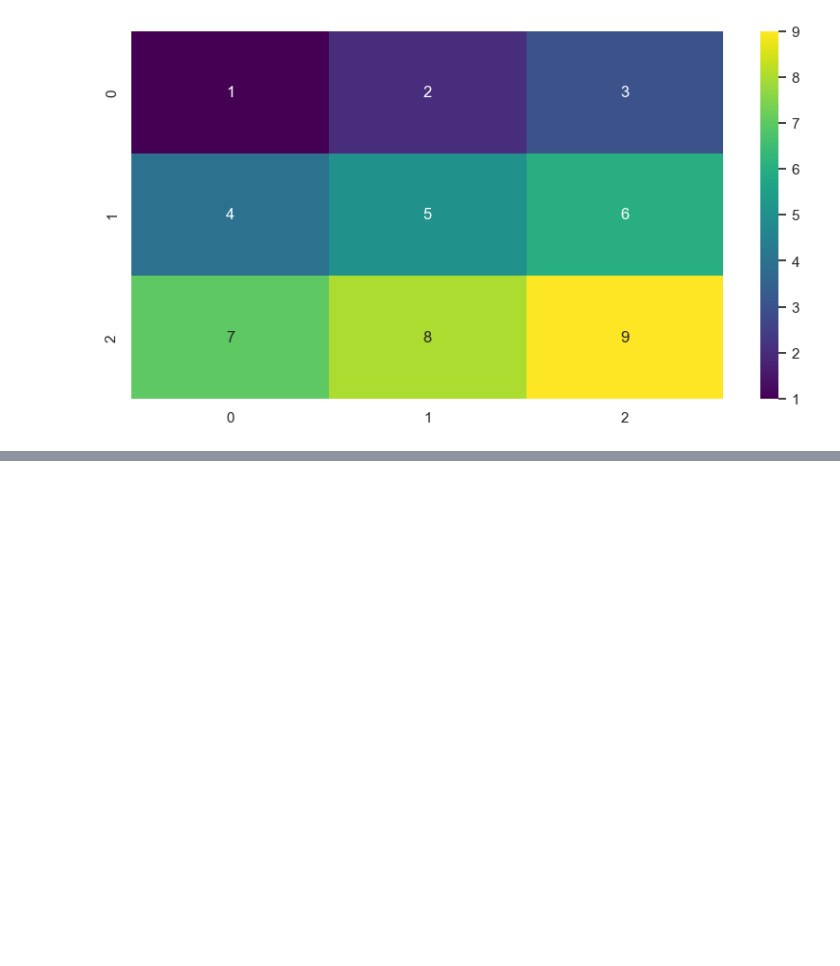
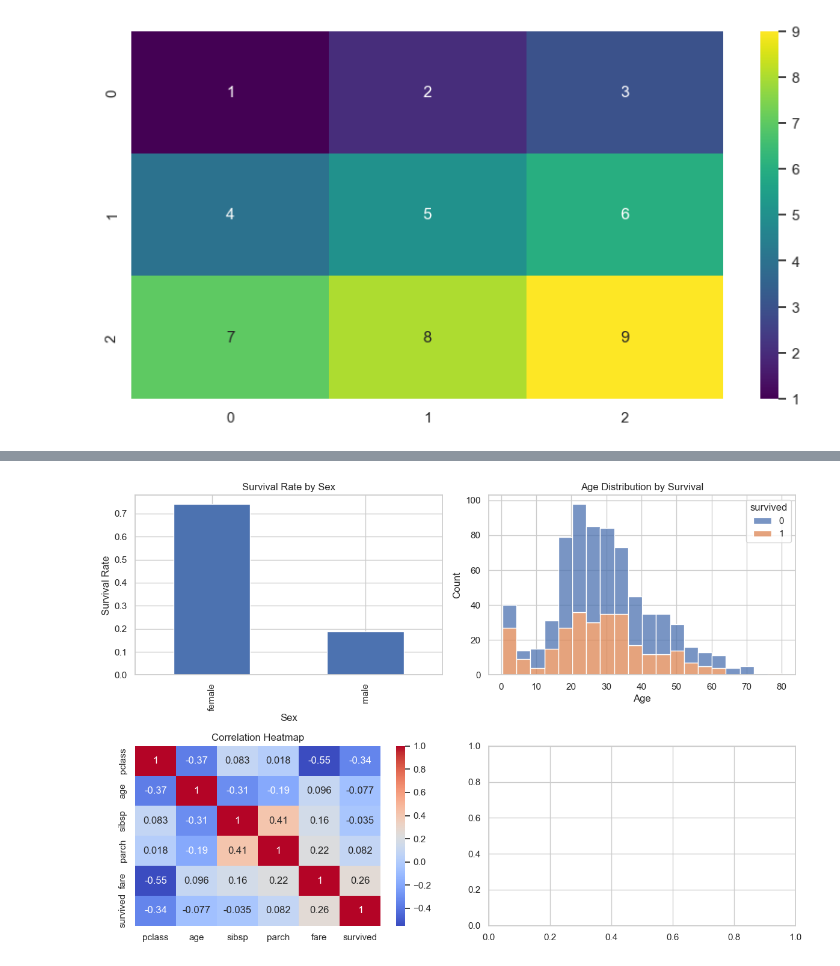
Before and after one commit to AyeshaAfridi26/100-Days-of-AI, a Jupyter notebook: test.ipynb, the cells around one changed output, grey strips where cells are left out. Cells and saved outputs as stored; diff of their text form; code cells hidden in the pictures; blank space fills up the shorter version.

```diff
--- a/test.ipynb
+++ b/test.ipynb
@@ -93,0 +105,2 @@ sns.heatmap(data=[[1, 2, 3], [4, 5, 6], [7, 8, 9]], cmap='viridis', annot=True)
+# %%
+df = pd.read_csv('Datasets/Titanic/Titanic.csv')
@@ -93,0 +116,2 @@ sns.heatmap(data=[[1, 2, 3], [4, 5, 6], [7, 8, 9]], cmap='viridis', annot=True)
+# %%
+df = df[['pclass', 'sex', 'age', 'sibsp', 'parch', 'fare', 'embarked', 'survived']]
@@ -93,0 +146,20 @@ sns.heatmap(data=[[1, 2, 3], [4, 5, 6], [7, 8, 9]], cmap='viridis', annot=True)
+# %%
+sns.set_theme(style="whitegrid")
+fig,axes = plt.subplots(2,2,figsize=(12,8))
+df.groupby('sex')['survived'].mean().plot(kind='bar',ax=axes[0,0],title='Survival Rate by Sex')
+axes[0,0].set_ylabel('Survival Rate')
+axes[0,0].set_xlabel('Sex')
+axes[0,0].set_title('Survival Rate by Sex')
+
+sns.histplot(data=df,x='age',hue='survived',multiple='stack',ax=axes[0,1])
+axes[0,1].set_title('Age Distribution by Survival')
+axes[0,1].set_xlabel('Age')
+axes[0,1].set_ylabel('Count')
+
+corr = df.select_dtypes(include=[np.number]).corr()
+sns.heatmap(corr,annot=True,cmap='coolwarm',ax=axes[1,0])
+axes[1,0].set_title('Correlation Heatmap')
+plt.tight_layout()
+plt.show()
+# %% [output]
+[figure, added]
```
Also changed, not shown: parts of 34 cells of this notebook.
